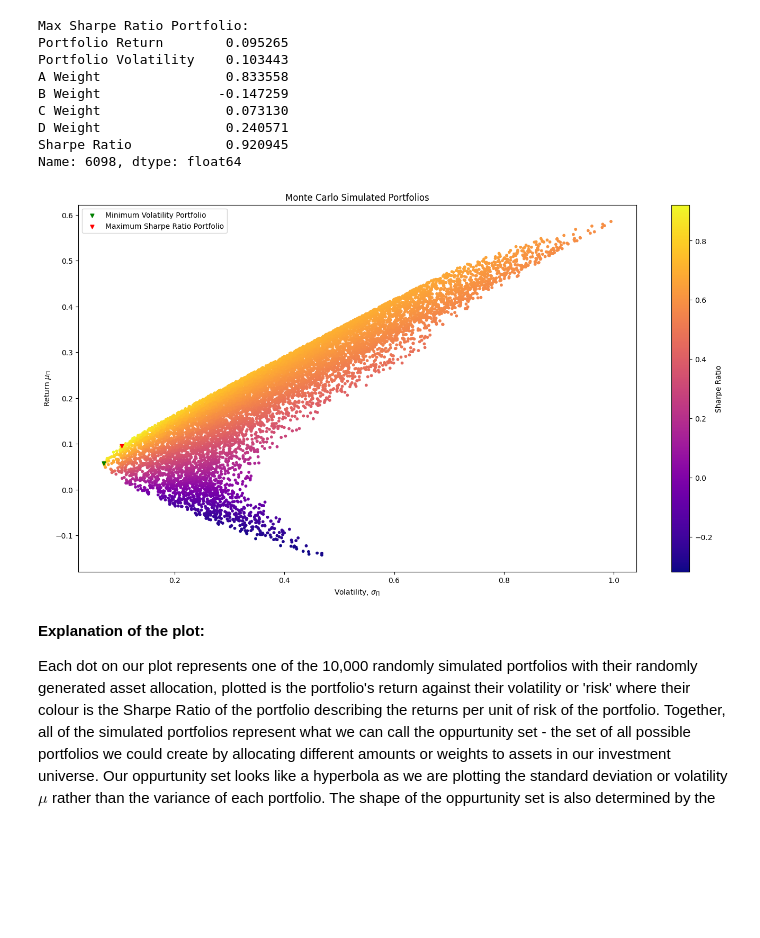
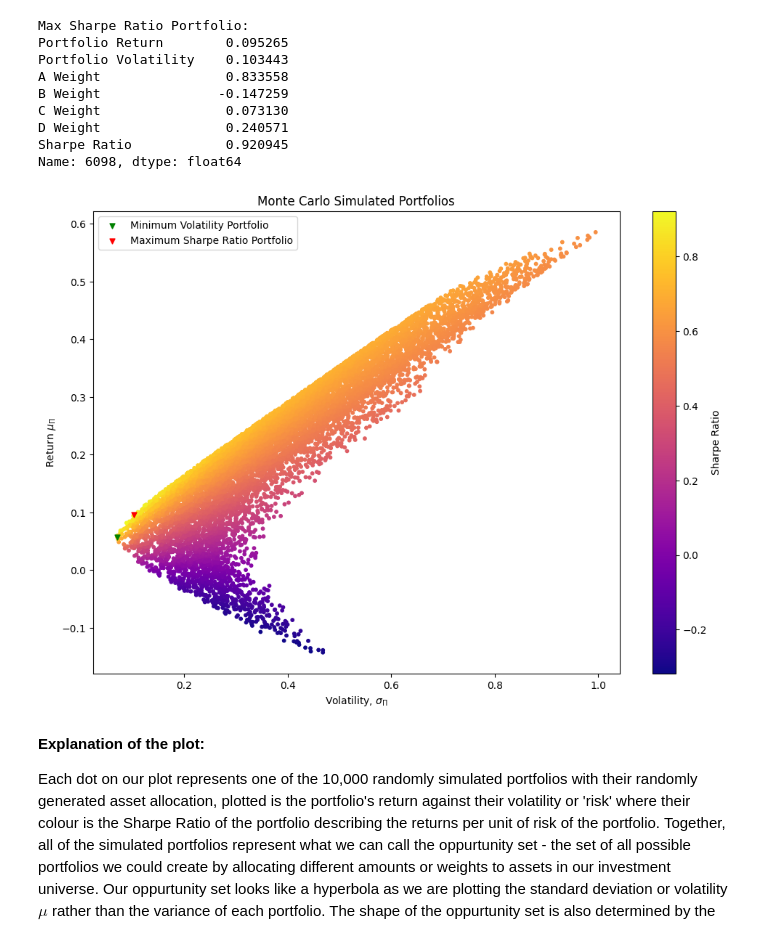
Before and after one commit to imharrisonking/cqf, a Jupyter notebook: 02-quantitative-risk-and-return/exam/E1_HARRISONKING_REPORT.ipynb, the cells around one changed output. Saved outputs shown, nothing was run; the diff lists cells and outputs as text; code cells hidden in the pictures; blank space fills up the shorter version.

```diff
--- a/02-quantitative-risk-and-return/exam/E1_HARRISONKING_REPORT.ipynb
+++ b/02-quantitative-risk-and-return/exam/E1_HARRISONKING_REPORT.ipynb
@@ -8,6 +8,10 @@ import pandas as pd
 import scipy.stats as ss
 import tabulate
 import matplotlib.pyplot as plt
+
+# Configure matplotlib plots for A4 paper
+plt.rcParams['figure.figsize'] = (11.69,8.27)
+# plt.rcParams['figure.dpi'] = 300
 # %% [markdown]
 ## Optimal Portfolio Allocation
 
@@ -651,23 +655,22 @@ Sharpe Ratio            0.920945
 Name: 6098, dtype: float64
 # %%
 # Plot the Monte Carlo simulation using matplotlib
-plt.figure(figsize=(17, 9))
 plt.scatter(portfolio_df['Portfolio Volatility'], portfolio_df['Portfolio Return'], s=10, c=portfolio_df['Sharpe Ratio'], cmap='plasma', marker='o')
 plt.colorbar(label='Sharpe Ratio')
 
 # Add the Minimum Volatility portfolio
 plt.scatter(min_volatility_portfolio['Portfolio Volatility'], min_volatility_portfolio['Portfolio Return'], marker='v', color='g', s=25, label='Minimum Volatility Portfolio')
 
 # Add the Max Sharpe Ratio portfolio
 plt.scatter(max_sharpe_portfolio['Portfolio Volatility'], max_sharpe_portfolio['Portfolio Return'], marker='v', color='r', s=25, label='Maximum Sharpe Ratio Portfolio')
 
 plt.legend(loc='upper left')
 plt.xlabel('Volatility, $\sigma_{\Pi}$')
 plt.ylabel('Return $\mu_{\Pi}$')
 plt.title('Monte Carlo Simulated Portfolios')
 plt.show()
 # %% [output]
-[figure, old version]
+[figure, new version]
 # %% [markdown]
 **Explanation of the plot:**
 
```
Also changed, not shown: parts of 24 cells of this notebook, 1 other file.
